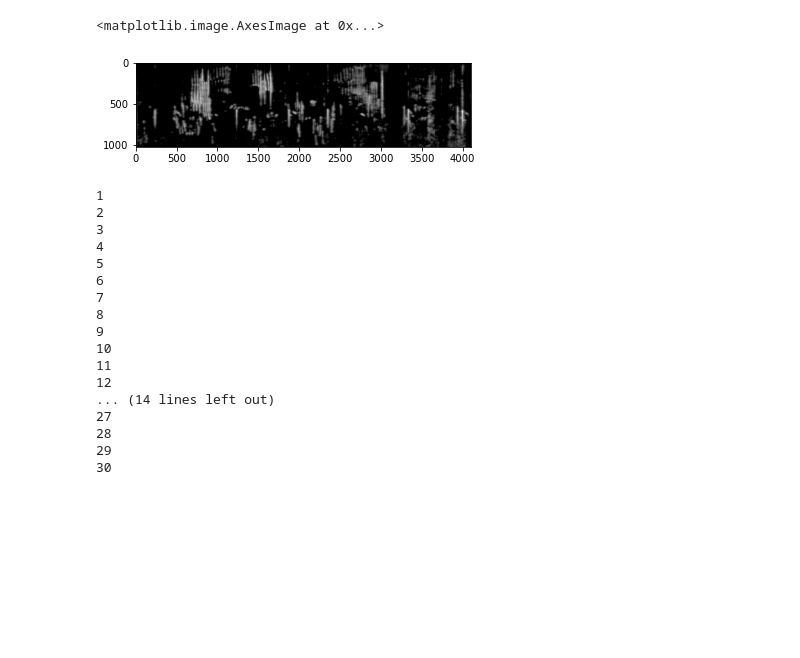
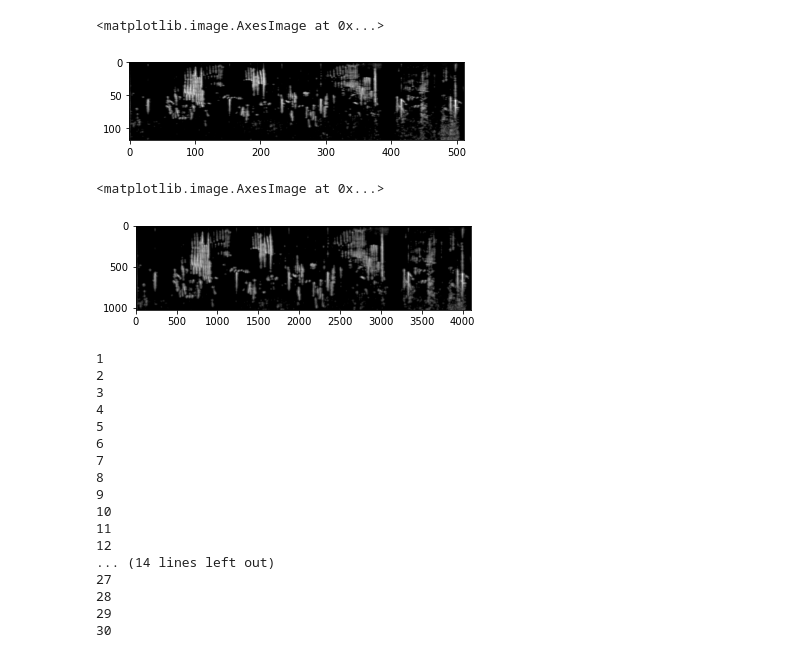
Before and after one commit to jackyho112/bird-call-identification, a Jupyter notebook: save_mel_images.ipynb, the cells around one changed output. Saved outputs shown, nothing was run; the diff lists cells and outputs as text; code cells hidden in the pictures; blank space fills up the shorter version.

```diff
--- a/save_mel_images.ipynb
+++ b/save_mel_images.ipynb
@@ -58,2 +116,7 @@ first_file = './data/train_audio/aldfly/XC134874.mp3'
+# %%
+plt.imshow(img_resized, cmap='gray')
+# %% [output]
+<matplotlib.image.AxesImage at 0x...>
+[figure, added]
 # %%
 img_size = (4096, 1024)
```
Also changed, not shown: parts of 15 cells of this notebook.
